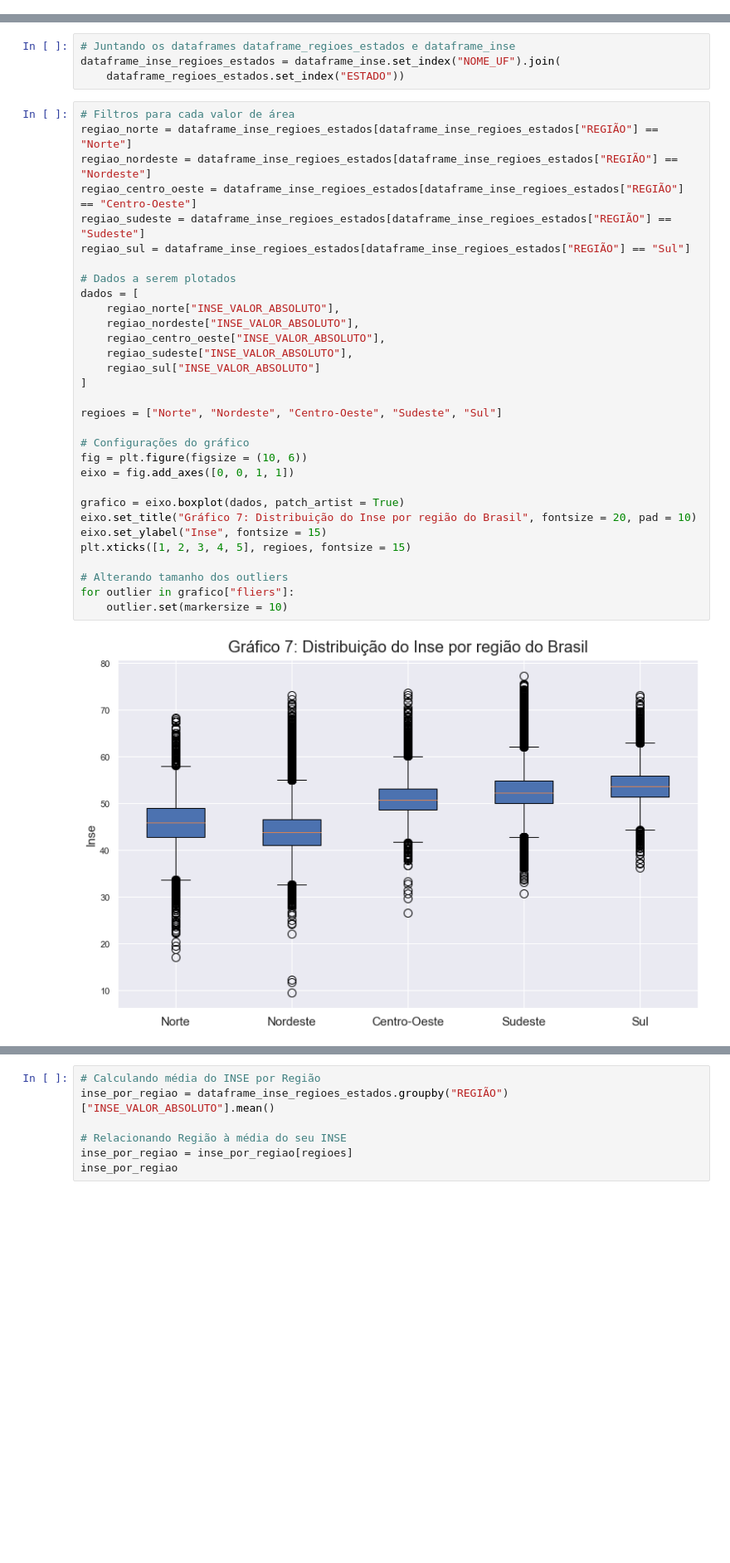
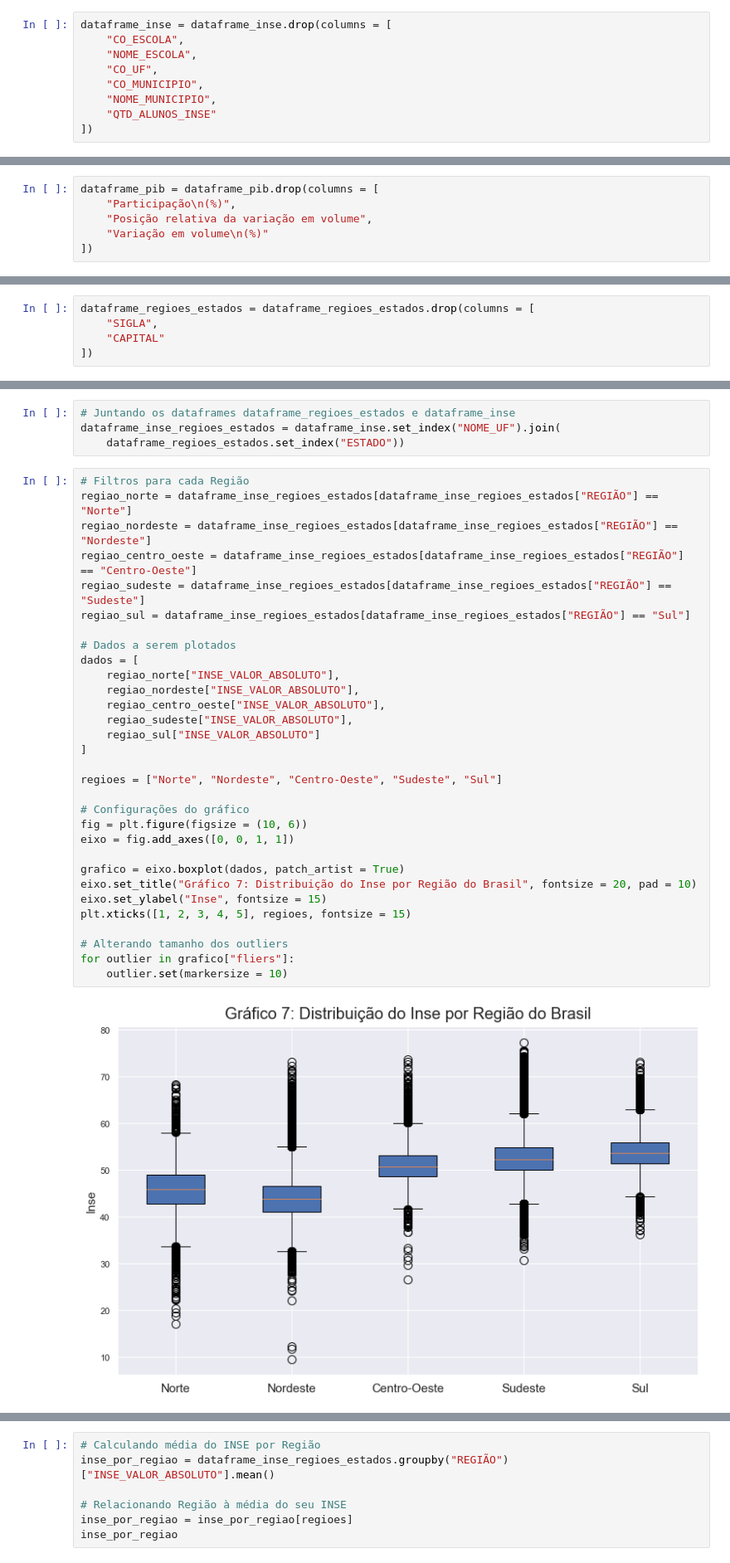
Before and after one commit to RafaelxFernandes/PS-UFRJ-Analytica, a Jupyter notebook: Análise/Nível Socioeconômico (Inse).ipynb, the cells around one changed output, grey strips where cells are left out. Shown at 83% size. Drawn from its saved outputs; the diff is of its cells as text; blank space fills up the shorter version.

```diff
--- a/Análise/Nível Socioeconômico (Inse).ipynb
+++ b/Análise/Nível Socioeconômico (Inse).ipynb
@@ -159,0 +176,9 @@ dataframe_inse.head()
+# %%
+dataframe_inse = dataframe_inse.drop(columns = [
+    "CO_ESCOLA",
+    "NOME_ESCOLA",
+    "CO_UF",
+    "CO_MUNICIPIO",
+    "NOME_MUNICIPIO",
+    "QTD_ALUNOS_INSE"
+])
@@ -186,0 +244,6 @@ dataframe_pib.head()
+# %%
+dataframe_pib = dataframe_pib.drop(columns = [
+    "Participação\n(%)",
+    "Posição relativa da variação em volume",
+    "Variação em volume\n(%)"
+])
@@ -210,0 +295,5 @@ dataframe_regioes_estados.head()
+# %%
+dataframe_regioes_estados = dataframe_regioes_estados.drop(columns = [
+    "SIGLA",
+    "CAPITAL"
+])
@@ -472,36 +557,36 @@ Observa-se que a região com maior PIB é a região Sudeste, e a com menor é a
 dataframe_inse_regioes_estados = dataframe_inse.set_index("NOME_UF").join(
     dataframe_regioes_estados.set_index("ESTADO"))
 # %%
-# Filtros para cada valor de área
+# Filtros para cada Região
 regiao_norte = dataframe_inse_regioes_estados[dataframe_inse_regioes_estados["REGIÃO"] == "Norte"]
 regiao_nordeste = dataframe_inse_regioes_estados[dataframe_inse_regioes_estados["REGIÃO"] == "Nordeste"]
 regiao_centro_oeste = dataframe_inse_regioes_estados[dataframe_inse_regioes_estados["REGIÃO"] == "Centro-Oeste"]
 regiao_sudeste = dataframe_inse_regioes_estados[dataframe_inse_regioes_estados["REGIÃO"] == "Sudeste"]
 regiao_sul = dataframe_inse_regioes_estados[dataframe_inse_regioes_estados["REGIÃO"] == "Sul"]
 
 # Dados a serem plotados
 dados = [
     regiao_norte["INSE_VALOR_ABSOLUTO"],
     regiao_nordeste["INSE_VALOR_ABSOLUTO"],
     regiao_centro_oeste["INSE_VALOR_ABSOLUTO"],
     regiao_sudeste["INSE_VALOR_ABSOLUTO"],
     regiao_sul["INSE_VALOR_ABSOLUTO"]
 ]
 
 regioes = ["Norte", "Nordeste", "Centro-Oeste", "Sudeste", "Sul"]
 
 # Configurações do gráfico
 fig = plt.figure(figsize = (10, 6))
 eixo = fig.add_axes([0, 0, 1, 1])
 
 grafico = eixo.boxplot(dados, patch_artist = True)
-eixo.set_title("Gráfico 7: Distribuição do Inse por região do Brasil", fontsize = 20, pad = 10)
+eixo.set_title("Gráfico 7: Distribuição do Inse por Região do Brasil", fontsize = 20, pad = 10)
 eixo.set_ylabel("Inse", fontsize = 15)
 plt.xticks([1, 2, 3, 4, 5], regioes, fontsize = 15)
 
 # Alterando tamanho dos outliers
 for outlier in grafico["fliers"]:
     outlier.set(markersize = 10)
 # %% [output]
-[figure, old version]
+[figure, new version]
 # %% [markdown]
```
Also changed, not shown: parts of 70 cells of this notebook, 1 other file.
